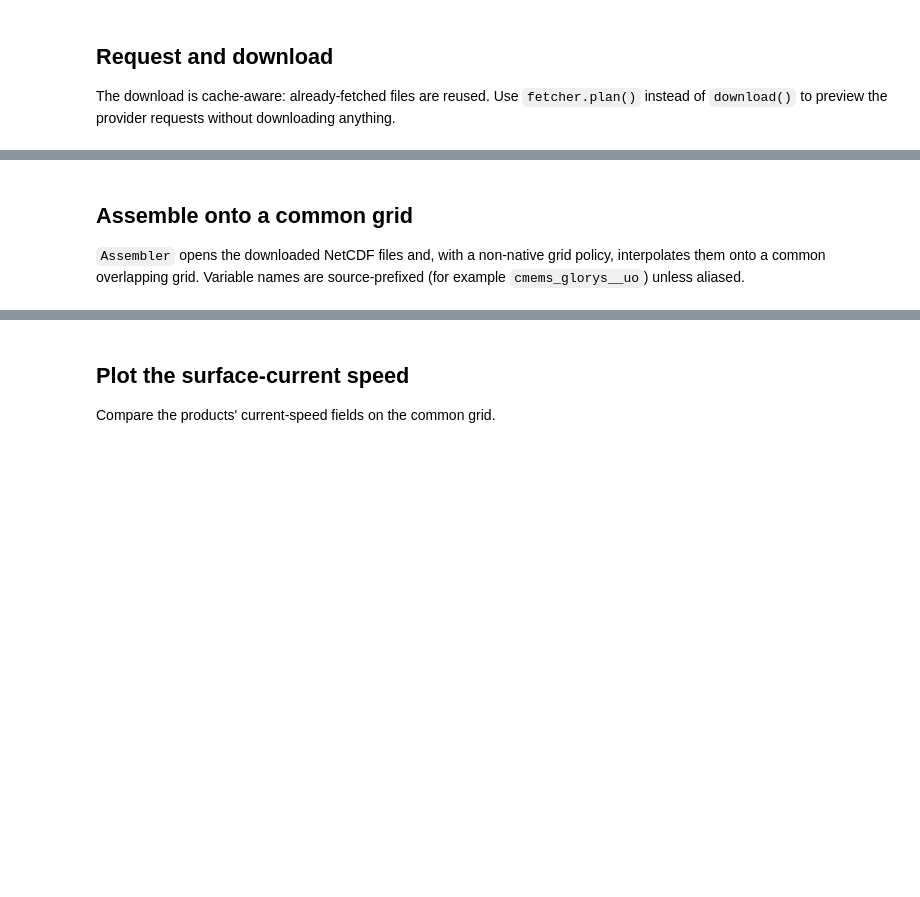
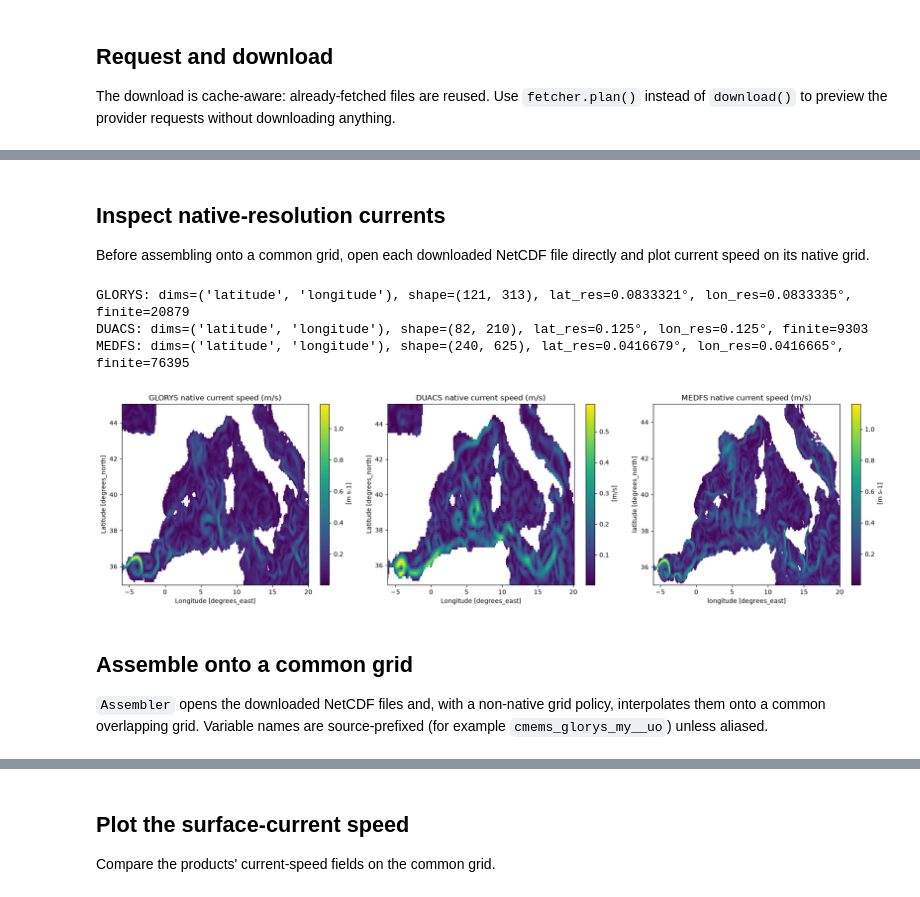
Before and after one commit to ai4copsec/collekt, a Jupyter notebook: notebooks/01_westmed_cmems.ipynb, the cells around one changed output, grey strips where cells are left out. Cells and saved outputs as stored; diff of their text form; code cells hidden in the pictures; blank space fills up the shorter version.

```diff
--- a/notebooks/01_westmed_cmems.ipynb
+++ b/notebooks/01_westmed_cmems.ipynb
@@ -27,6 +29,7 @@ REGION = collekt.Region.from_bbox((-6.0, 20.0, 35.0, 45.0))
 START = "2023-06-15"
 END = "2023-06-15"
 SAMPLING = "24h"
+DATASOURCES = ["cmems_glorys_my", "cmems_duacs_my", "cmems_med_currents_my"]
 
 
 def _repo_root(marker: str = "pyproject.toml") -> Path:
@@ -99,16 +78,14 @@ The download is cache-aware: already-fetched files are reused. Use
 `fetcher.plan()` instead of `download()` to preview the provider requests
 without downloading anything.
 # %%
-request = collekt.Request(
-    region=REGION,
-    start=START,
-    end=END,
-    sampling=SAMPLING,
-    variables=("currents",),
-    metadata={"region_name": "west-med"},
+request = collekt.Request(region=REGION, start=START, end=END, sampling=SAMPLING, metadata={"region_name": "west-med"})
+
+fetcher = collekt.Fetcher(
+    request,
+    config=config,
+    use_datasources=DATASOURCES,
+    progress=lambda source, message: print(f"[{source}] {message}"),
 )
-
-fetcher = collekt.Fetcher(request, config=config, progress=lambda source, message: print(f"[{source}] {message}"))
 result = fetcher.download()
 
 print(result.summary)
@@ -118,9 +101,68 @@ for item in result.results:
+# %% [markdown]
+## Inspect native-resolution currents
+
+Before assembling onto a common grid, open each downloaded NetCDF file directly and plot current speed on its native grid.
+# %%
+import math
+
+import matplotlib.pyplot as plt
+import xarray as xr
+
+
+def native_surface_speed(path, u_name, v_name):
+    with xr.open_dataset(path) as ds:
+        speed = (ds[u_name] ** 2 + ds[v_name] ** 2) ** 0.5
+        for dim in list(speed.dims):
+            if dim in ("depth", "depthu", "depthv"):
+                speed = speed.dropna(dim, how="all").isel({dim: 0})
+            elif dim not in ("latitude", "longitude", "lat", "lon"):
+                speed = speed.isel({dim: 0})
+        return speed.load()
+
+
+def coord_resolution(field, names):
+    for name in names:
+        if name in field.coords and field.sizes.get(name, 0) > 1:
+            values = field.coords[name].values
+            return float(abs(values[1] - values[0]))
+    return None
+
+
+native_currents = {
+    "GLORYS": ("cmems_glorys_my", "uo", "vo"),
+    "DUACS": ("cmems_duacs_my", "ugos", "vgos"),
+    "MEDFS": ("cmems_med_currents_my", "uo", "vo"),
+}
+results_by_source = {item.source: item for item in result.results if item.path is not None}
+
+ncols = min(3, len(native_currents))
+nrows = math.ceil(len(native_currents) / ncols)
+fig, axes = plt.subplots(nrows, ncols, figsize=(6 * ncols, 5 * nrows), squeeze=False)
+for ax, (name, (source, u_name, v_name)) in zip(axes.ravel(), native_currents.items()):
+    speed = native_surface_speed(results_by_source[source].path, u_name, v_name)
+    lat_res = coord_resolution(speed, ("latitude", "lat"))
+    lon_res = coord_resolution(speed, ("longitude", "lon"))
+    print(
+        f"{name}: dims={speed.dims}, shape={speed.shape}, "
+        f"lat_res={lat_res:.6g}°, lon_res={lon_res:.6g}°, finite={int(speed.notnull().sum())}"
+    )
+    speed.plot(ax=ax)
+    ax.set_title(f"{name} native current speed (m/s)")
+for ax in axes.ravel()[len(native_currents):]:
+    ax.set_visible(False)
+plt.tight_layout()
+plt.show()
+# %% [output]
+GLORYS: dims=('latitude', 'longitude'), shape=(121, 313), lat_res=0.0833321°, lon_res=0.0833335°, finite=20879
+DUACS: dims=('latitude', 'longitude'), shape=(82, 210), lat_res=0.125°, lon_res=0.125°, finite=9303
+MEDFS: dims=('latitude', 'longitude'), shape=(240, 625), lat_res=0.0416679°, lon_res=0.0416665°, finite=76395
+[figure, added]
 # %% [markdown]
 ## Assemble onto a common grid
 
 `Assembler` opens the downloaded NetCDF files and, with a non-native grid
 policy, interpolates them onto a common overlapping grid. Variable names are
-source-prefixed (for example `cmems_glorys__uo`) unless aliased.
+source-prefixed (for example `cmems_glorys_my__uo`) unless aliased.
 # %%
 assembler = collekt.Assembler(result)
 aliases = {
```
Also changed, not shown: parts of 7 cells of this notebook, 9 other files.
